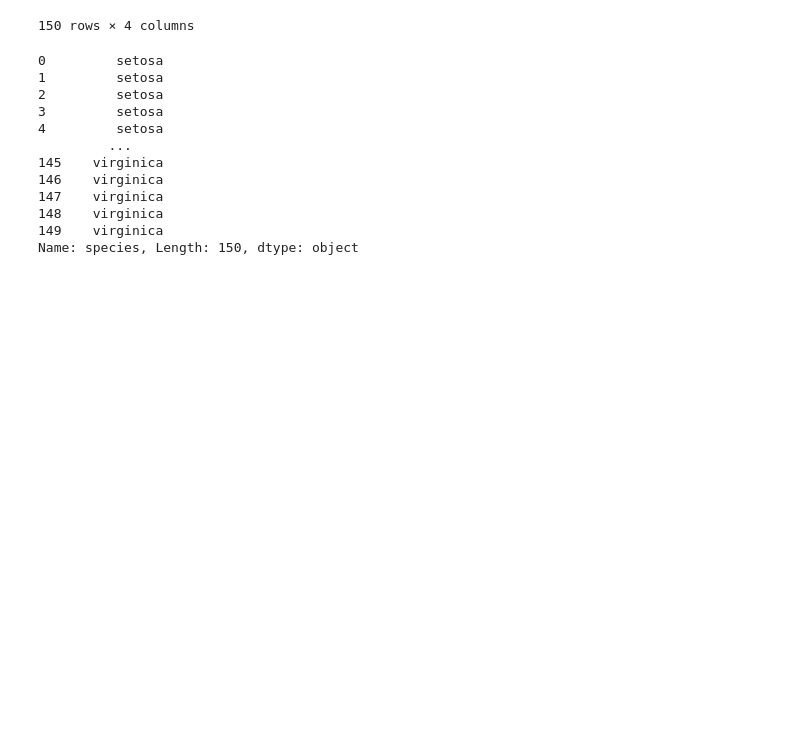
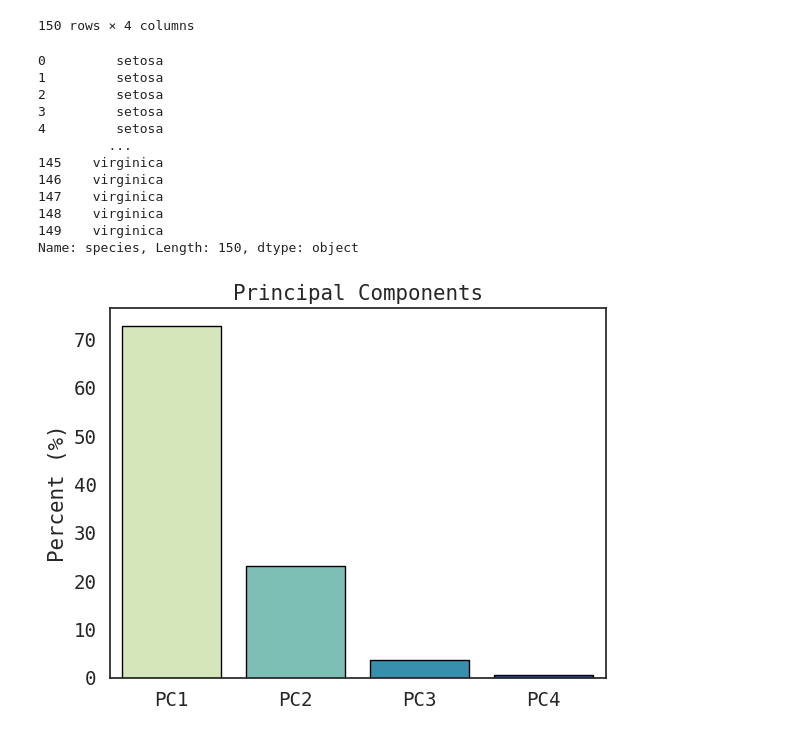
Before and after one commit to vieencode/code_examples, a Jupyter notebook: PCA plot.ipynb, the cells around one changed output. Cells and saved outputs as stored; diff of their text form; code cells hidden in the pictures; blank space fills up the shorter version.

Commit message:
fixes pca plot

```diff
--- a/PCA plot.ipynb
+++ b/PCA plot.ipynb
@@ -65 +66,9 @@ principalComponents = pca.fit_transform(X)
+# %%
+sb.barplot(x=['PC1','PC2','PC3','PC4'],
+           y=(pca.explained_variance_ratio_)*100,
+           edgecolor = 'black',
+           palette = 'YlGnBu').set(title='Principal Components', ylabel='Percent (%)')
+plt.show()
+# %% [output]
+[figure, added]
 # %%
```
Also changed, not shown: parts of 11 cells of this notebook, 1 other file.
